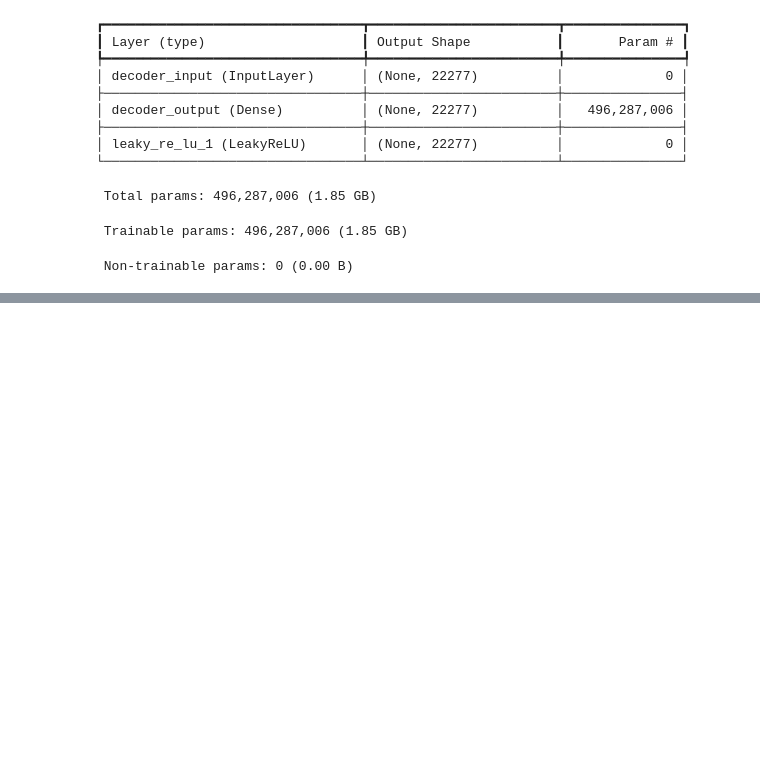
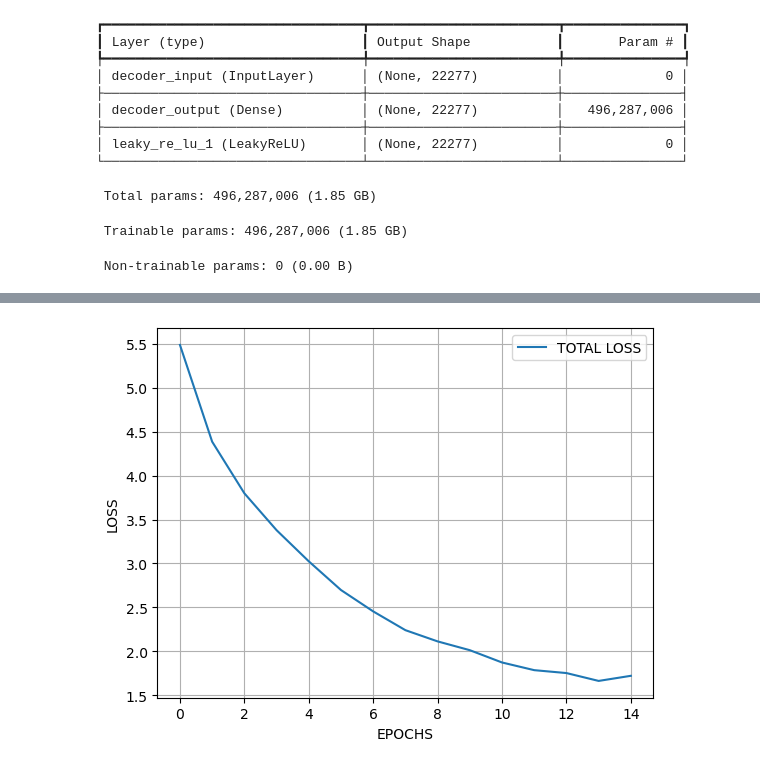
Before and after one commit to LibniReyes/Full-Dim-L1-Autoencoder-, a Jupyter notebook: Full Dimention L1 Autoencoder.ipynb, the cells around one changed output, grey strips where cells are left out. Saved outputs shown, nothing was run; the diff lists cells and outputs as text; code cells hidden in the pictures; blank space fills up the shorter version.

```diff
--- a/Full Dimention L1 Autoencoder.ipynb
+++ b/Full Dimention L1 Autoencoder.ipynb
@@ -150,10 +151,6 @@ dataset = dataset.shuffle(buffer_size=357).batch(mini_batch_size)
 # %%
 autoencoder = Autoencoder(encoder, decoder, l1_norm_weight, recon_weight)
 autoencoder.compile(optimizer=keras.optimizers.Adam(learning_rate))
-#implementación de tensorboard
-log_dir = "logs/fit/" + datetime.datetime.now().strftime("%Y%m%d-%H%M%S")
-tbCallBack = keras.callbacks.TensorBoard(log_dir=log_dir, histogram_freq=1, write_graph=True, write_images=True)
-
-autoencoder.fit(dataset, epochs=15)
+history = autoencoder.fit(dataset, epochs=15)
 # %% [output]
 Epoch 1/15
@@ -176,0 +173,10 @@ Epoch 15/15
+# %%
+
+plt.plot(history.history['loss'], label='TOTAL LOSS')
+plt.xlabel('EPOCHS')
+plt.ylabel('LOSS')
+plt.legend()
+plt.grid(True)
+plt.show()
+# %% [output]
+[figure, added]
```
Also changed, not shown: parts of 2 cells of this notebook.
